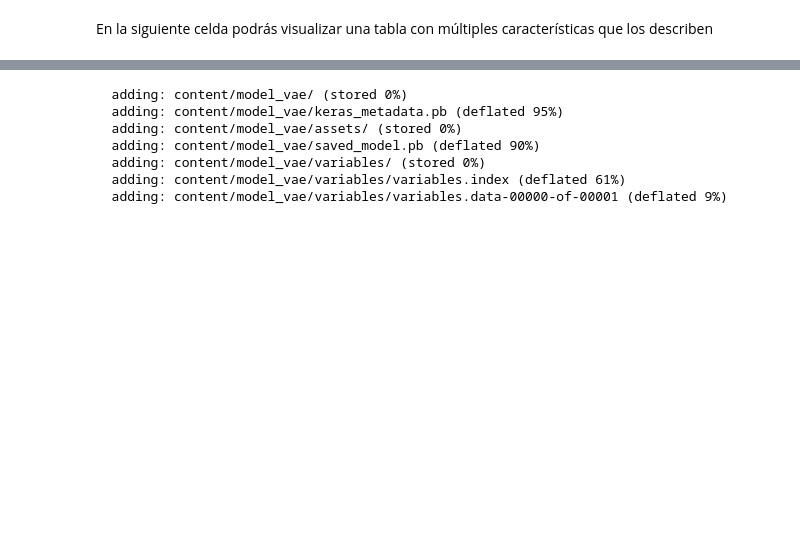
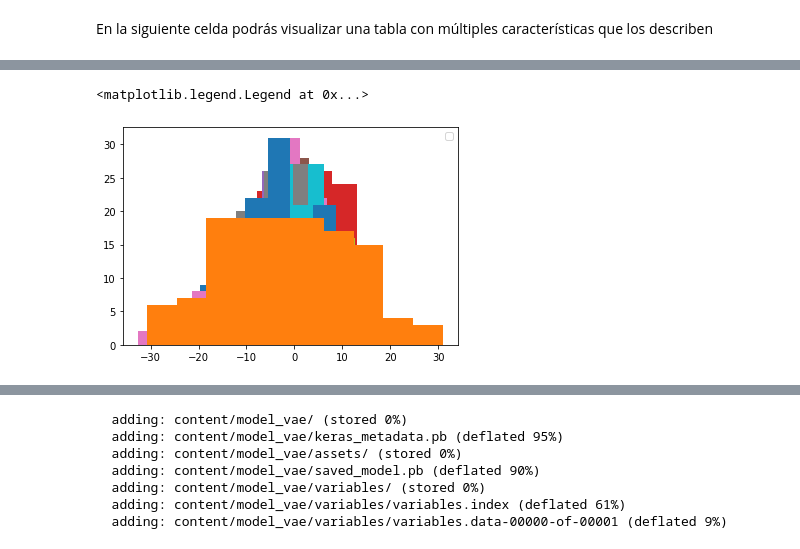
Before and after one commit to mezaga/ACIML, a Jupyter notebook: ACIML_seminario_prototype.ipynb, the cells around one changed output, grey strips where cells are left out. Saved outputs shown, nothing was run; the diff lists cells and outputs as text; code cells hidden in the pictures; blank space fills up the shorter version.

```diff
--- a/ACIML_seminario_prototype.ipynb
+++ b/ACIML_seminario_prototype.ipynb
@@ -419,0 +194,37 @@ Epoch 90/90
+# %%
+#@title Entrenamiento del modelo
+
+from google.colab import files
+##standarizacion de datos
+data = np.vstack(DATA_filt['data'])
+mu_wave = np.mean(data, axis= 1)[...,np.newaxis]
+max_wave = np.max(data, axis=1)[...,np.newaxis]
+Xw = (data- mu_wave)/max_wave
+Xw = Xw[...,np.newaxis][...,np.newaxis]
+
+referencia_1 = 'Preentrenado' #@param ['Nuevo modelo','Preentrenado','mi modelo']
+Epocas = 10 #@param {type:"slider", min:10, max:10000, step:1}
+
+batches = 20 #@param {type: "integer"}
+lr = 0.00008 #@param {type: "slider", min:0.00001, max: 0.0001, step:0.00001}
+warm_up_iters = 1000
+optimizer = tf.keras.optimizers.Adam(lr, clipvalue=0.5)
+if referencia_1 == 'Preentrenado':
+  original_dim = (16000, 1, 1)
+  encoder_inputs = keras.Input(original_dim)
+  encoder_pretrained = tf.keras.models.load_model('/content/encoder2',compile = False)
+  decoder_pretrained = tf.keras.models.load_model('/content/decoder2',compile = False)
+  outpt = decoder_pretrained(encoder_pretrained(encoder_inputs)[2])
+  vae = Model(inputs=encoder_inputs, outputs=outpt, name='VAE-Model')
+  vae.compile(optimizer= optimizer,loss = 'mean_squared_error')
+  tr_logs = vae.fit(Xw, Xw, shuffle = True, batch_size= batches, epochs= Epocas, verbose = 1)
+  latent =  encoder_pretrained.predict(Xw[0:])
+
+if referencia_1 == 'Nuevo modelo':
+  new_model = tf.keras.models.load_model('/content/model_vae')
+  new_model.compile(optimizer= optimizer,loss = 'mean_squared_error')
+  tr_logs = new_model.fit(Xw, Xw, shuffle = True, batch_size= batches, epochs= Epocas, verbose = 1)
+else:
+  new_model = tf.keras.models.load_model('/content/model_vae')
+  new_model.compile(optimizer= optimizer,loss = 'mean_squared_error')
+  tr_logs = new_model.fit(Xw, Xw, shuffle = True, batch_size= batches, epochs= Epocas, verbose = 1)
@@ -419,0 +305,8 @@ Epoch 90/90
+# %%
+fig, ax = plt.subplots()
+for z in all_tracks_latent[0:]:
+    #print(key,value)
+    ax.hist(z[0][0],linestyle= '--')
+
+ax.legend()
+# %% [output]
@@ -419,0 +314,2 @@ Epoch 90/90
+<matplotlib.legend.Legend at 0x...>
+[figure, added]
```
Also changed, not shown: parts of 47 cells of this notebook.
